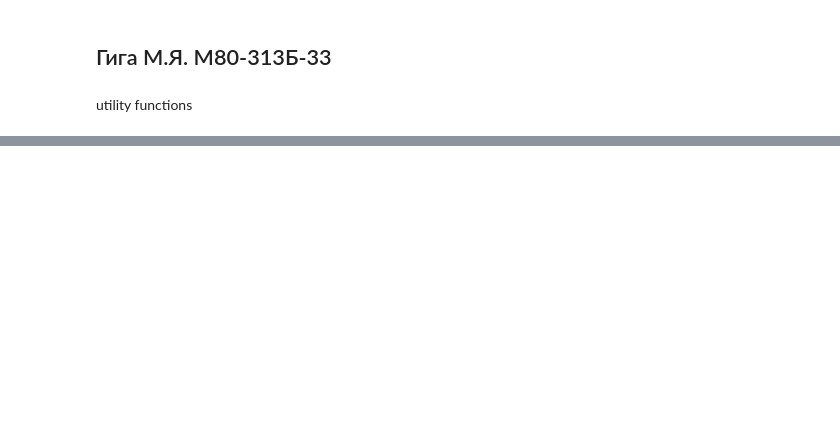
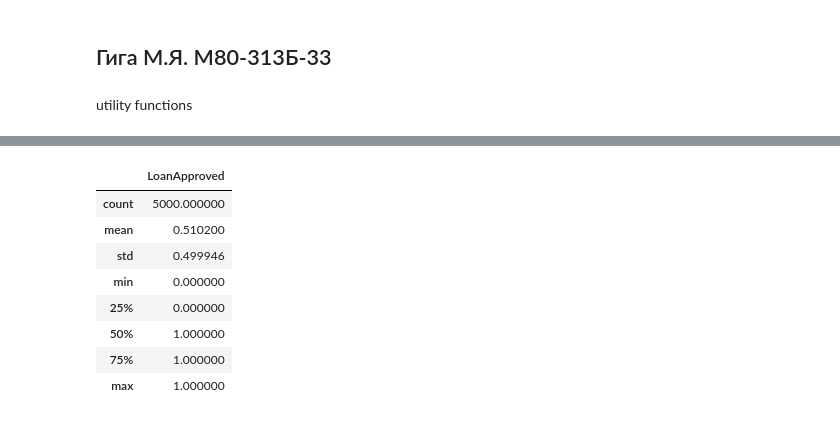
Before and after one commit to zggff/mai_ml, a Jupyter notebook: lab.ipynb, the cells around one changed output, grey strips where cells are left out. Saved outputs shown, nothing was run; the diff lists cells and outputs as text; code cells hidden in the pictures; blank space fills up the shorter version.

```diff
--- a/lab.ipynb
+++ b/lab.ipynb
@@ -286,0 +496,30 @@ fin_out.describe()
+# %%
+X_fin_test = pd.read_csv("./data/test_c.csv")
+X_fin_test = X_fin_test.drop(columns="ID")
+
+pipe_final = pipe
+X_fin_train = pipe_final.fit_transform(X_raw[col_all])
+X_fin_test = pipe_final.transform(X_fin_test)
+
+model = MyBaggingClassifier(estimator=DecisionTreeRegressor(), random_state=0)
+model.fit(X_fin_train, y_raw)
+fin_pred = model.predict(X_fin_test)
+fin_pred = cont_to_binary(fin_pred)
+
+fin_out = pd.DataFrame({
+    "ID": np.arange(len(fin_pred)),
+    "LoanApproved": fin_pred
+})
+fin_out.set_index("ID", inplace=True)
+fin_out.to_csv("./out.csv")
+fin_out.describe()
+# %% [output]
+|  | LoanApproved |
+| count | 5000.000000 |
+| mean | 0.510200 |
+| std | 0.499946 |
+| min | 0.000000 |
+| 25% | 0.000000 |
+| 50% | 1.000000 |
+| 75% | 1.000000 |
+| max | 1.000000 |
```
Also changed, not shown: parts of 17 cells of this notebook, 1 other file.
